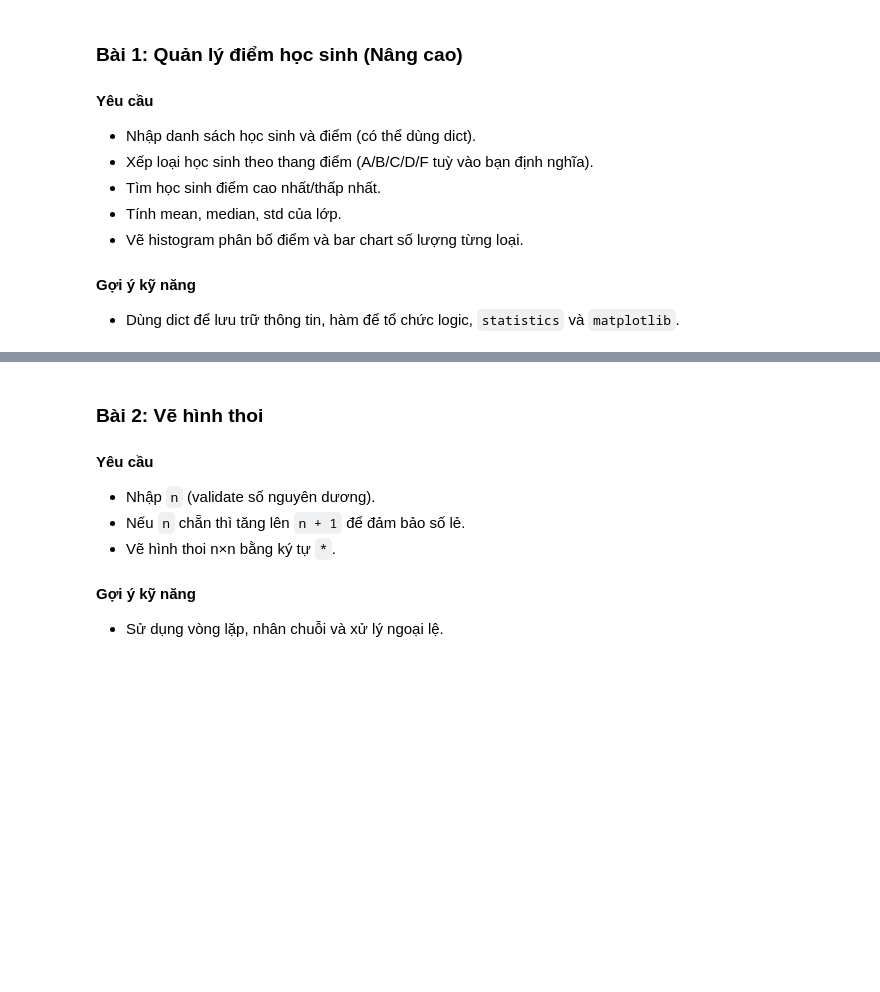
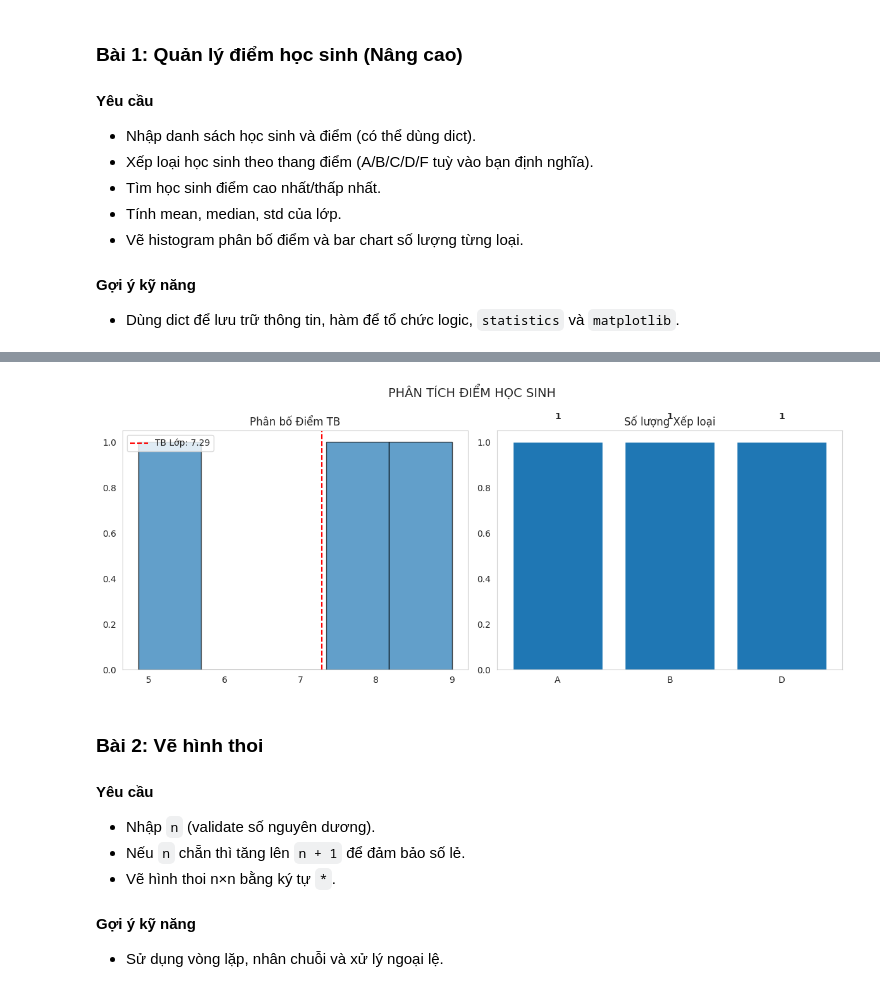
Before and after one commit to Challengeweek-AI-BK-AUTO/thanhlong-challenge-AI2526, a Jupyter notebook: python_challenge_week.ipynb, the cells around one changed output, grey strips where cells are left out. Cells and saved outputs as stored; diff of their text form; code cells hidden in the pictures; blank space fills up the shorter version.

```diff
--- a/python_challenge_week.ipynb
+++ b/python_challenge_week.ipynb
@@ -460,0 +611,94 @@ def classify(score: float) -> str:
+# %%
+import statistics as stats
+import matplotlib.pyplot as plt
+from collections import Counter
+
+def nhap_diem():
+    data = {}
+    while True:
+        ten = input("Tên (hoặc 'STOP'): ").strip()
+        if ten.lower() == 'stop': break
+        if not ten: continue
+        diem_list = []
+        while True:
+            diem_str = input("   Điểm (nhập 'd' để xong): ").strip()
+            if diem_str.lower() == 'd': break
+            try:
+                diem = float(diem_str)
+                if 0 <= diem <= 10:
+                    diem_list.append(diem)
+                else:
+                    print("⚠️ Điểm từ 0-10.")
+            except ValueError:
+                print("⚠️ Lỗi số.")
+        if diem_list:
+            data[ten] = diem_list
+    return data
+
+def xep_hang(tb: float) -> str:
+    if tb >= 8.5: return "A"
+    elif tb >= 7.0: return "B"
+    elif tb >= 5.5: return "C"
+    else: return "D"
+
+def phan_tich(ds_data):
+    tb_all = {}
+    print("\n--- BÁO CÁO CHI TIẾT ---")
+    for ten, diem in ds_data.items():
+        if diem:
+            tb = sum(diem) / len(diem)
+            tb_all[ten] = tb
+            hang = xep_hang(tb)
+            print(f"{ten}: TB={tb:.2f}, Hạng={hang}")
+    diem_tb_lop = list(tb_all.values())
+    if not diem_tb_lop: return None, None
+
+    tb_lop = stats.mean(diem_tb_lop)
+    tv_lop = stats.median(diem_tb_lop)
+    std_lop = stats.stdev(diem_tb_lop) if len(diem_tb_lop) > 1 else 0
+
+    print("\n--- THỐNG KÊ CHUNG LỚP ---")
+    print(f"TB Lớp: {tb_lop:.2f}")
+    print(f"TV Lớp: {tv_lop:.2f}")
+    print(f"Độ lệch chuẩn: {std_lop:.2f}")
+
+    hs_max = max(tb_all, key=tb_all.get)
+    hs_min = min(tb_all, key=tb_all.get)
+    print(f"Cao nhất: {hs_max} ({tb_all[hs_max]:.2f})")
+    print(f"Thấp nhất: {hs_min} ({tb_all[hs_min]:.2f})")
+    return diem_tb_lop, tb_lop
+
+def ve_bieu_do(diem_tb_lop, tb_lop):
+    if diem_tb_lop is None: return
+    hang_lop = []
+    for diem in diem_tb_lop: hang_lop.append(xep_hang(diem))
+    tan_suat = Counter(hang_lop)
+    hang_keys = sorted(tan_suat.keys())
+    hang_values = [tan_suat.get(k, 0) for k in hang_keys]
+
+    fig, axes = plt.subplots(1, 2, figsize=(12, 5))
+    plt.suptitle("PHÂN TÍCH ĐIỂM HỌC SINH", fontsize=14)
+
+    ax1 = axes[0]
+    ax1.hist(diem_tb_lop, bins=5, edgecolor='black', alpha=0.7)
+    ax1.axvline(tb_lop, color='red', linestyle='--', label=f'TB Lớp: {tb_lop:.2f}')
+    ax1.set_title("Phân bố Điểm TB")
+    ax1.legend()
+
+    ax2 = axes[1]
+    ax2.bar(hang_keys, hang_values)
+    ax2.set_title("Số lượng Xếp loại")
+    for i, v in enumerate(hang_values):
+        ax2.text(i, v + 0.1, str(v), ha='center', fontweight='bold')
+
+    plt.tight_layout()
+    plt.show()
+
+if __name__ == "__main__":
+    du_lieu = nhap_diem()
+    if du_lieu:
+        diem_lop, tb_lop = phan_tich(du_lieu)
+        ve_bieu_do(diem_lop, tb_lop)
+    else:
+        print("Không có dữ liệu để chạy chương trình.")
+# %% [output]
@@ -461,3 +722,4 @@ def classify(score: float) -> str:
+[figure, added]
 # %% [markdown]
 ### Bài 2: Vẽ hình thoi
 #### Yêu cầu
```
Also changed, not shown: parts of 17 cells of this notebook.
